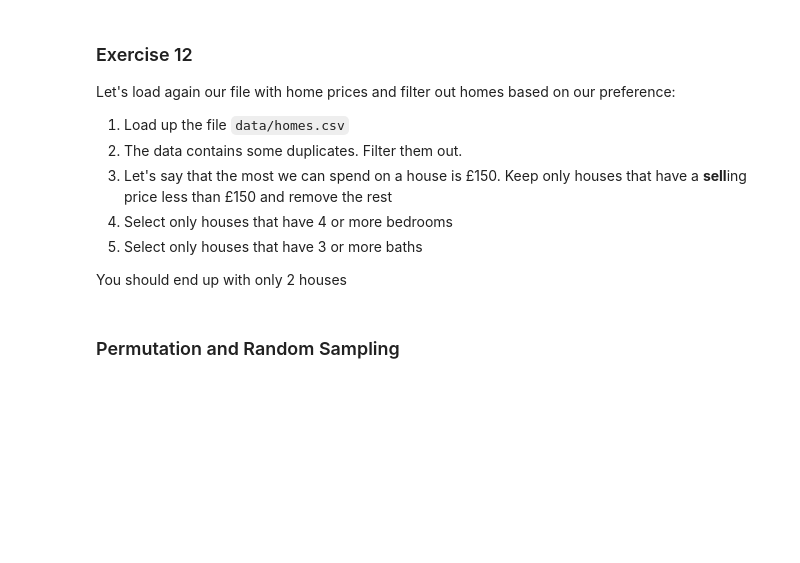
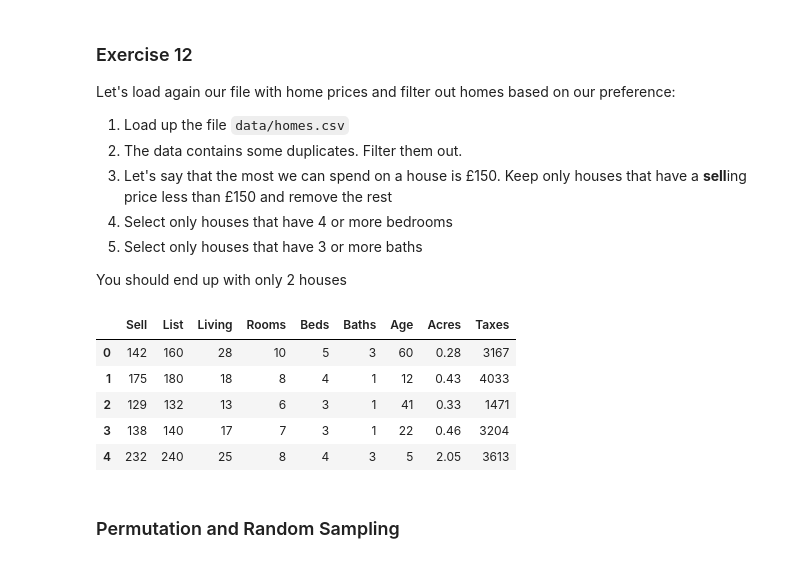
Before and after one commit to beverlytan/python-intro, a Jupyter notebook: info-svcs/python-data-5-pandas.ipynb, the cells around one changed output. Saved outputs shown, nothing was run; the diff lists cells and outputs as text; code cells hidden in the pictures; blank space fills up the shorter version.

```diff
--- a/info-svcs/python-data-5-pandas.ipynb
+++ b/info-svcs/python-data-5-pandas.ipynb
@@ -1340,11 +1368,22 @@ Let's load again our file with home prices and filter out homes based on our pre
 You should end up with only 2 houses
 # %%
 data = pd.read_csv("data/homes.csv")
+data.head()
+
 data = data.drop_duplicates()
 data = data[data["Sell"] < 150]
 # data[data["Age"] > 2]
 data = data[data["Beds"] >= 4]
 data[data["Baths"] >= 3]
+
+# Idk why the answer doesnt work
+# %% [output]
+|  | Sell | List | Living | Rooms | Beds | Baths | Age | Acres | Taxes |
+| 0 | 142 | 160 | 28 | 10 | 5 | 3 | 60 | 0.28 | 3167 |
+| 1 | 175 | 180 | 18 | 8 | 4 | 1 | 12 | 0.43 | 4033 |
+| 2 | 129 | 132 | 13 | 6 | 3 | 1 | 41 | 0.33 | 1471 |
+| 3 | 138 | 140 | 17 | 7 | 3 | 1 | 22 | 0.46 | 3204 |
+| 4 | 232 | 240 | 25 | 8 | 4 | 3 | 5 | 2.05 | 3613 |
 # %% [markdown]
 ### Permutation and Random Sampling
 # %% [markdown]
```
Also changed, not shown: parts of 3 cells of this notebook.
